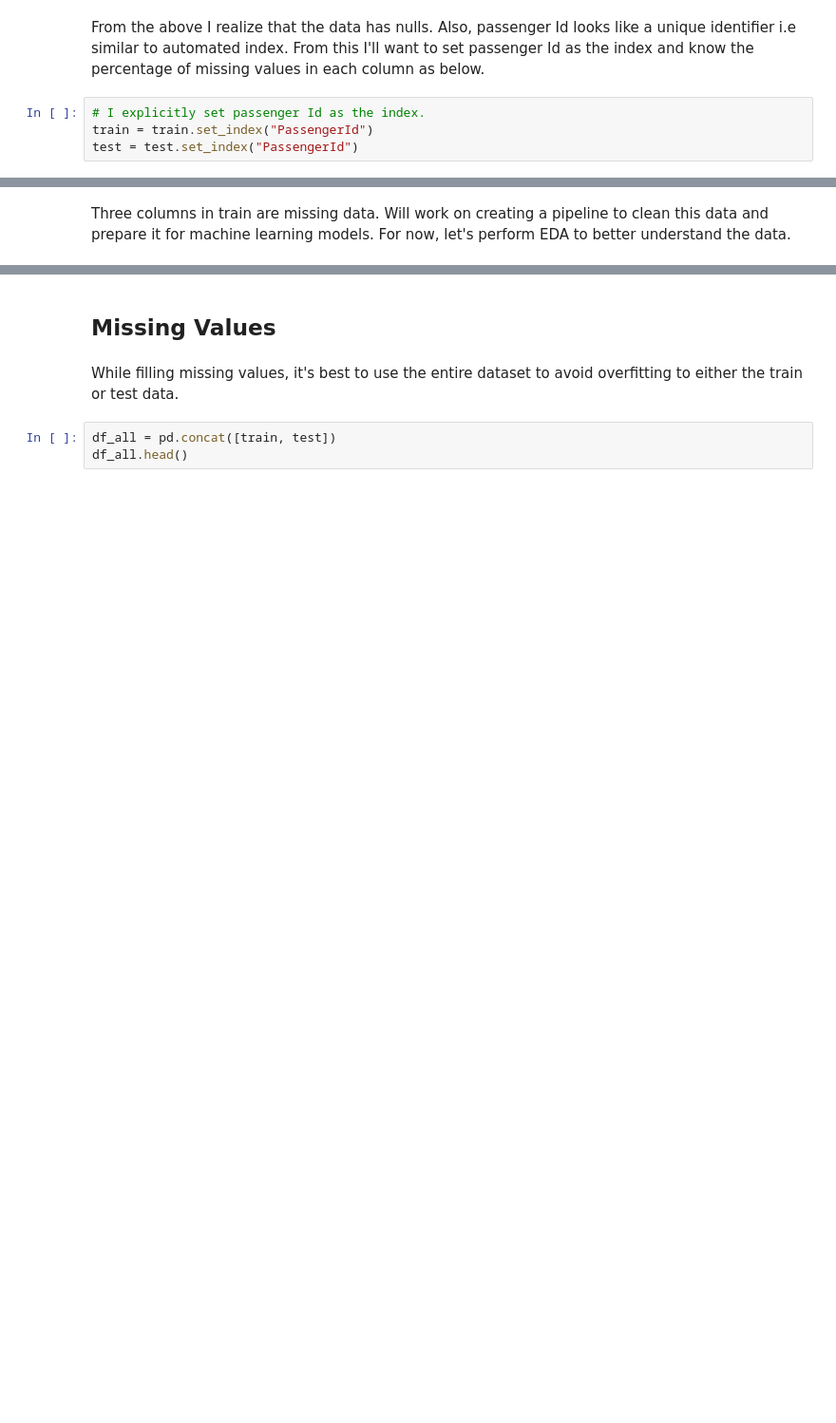
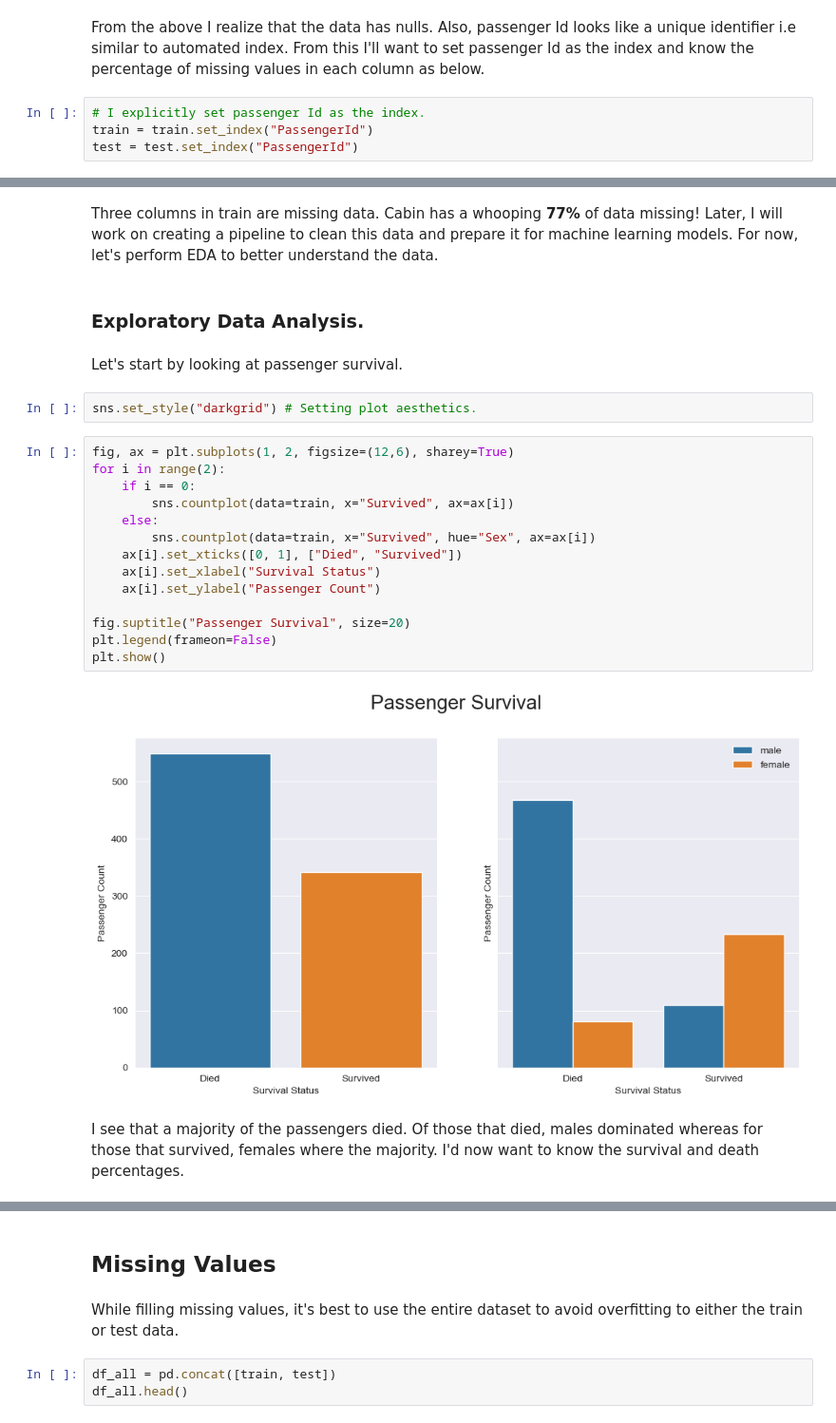
Before and after one commit to kamau96/Data_Science_Android_Web_Development, a Jupyter notebook: Data_Science_Development/Python_Programming/Titanic/survivor_predictor.ipynb, the cells around one changed output, grey strips where cells are left out. Shown at 95% size. Cells and saved outputs as stored; diff of their text form; blank space fills up the shorter version.

Commit message:
survival rates

```diff
--- a/Data_Science_Development/Python_Programming/Titanic/survivor_predictor.ipynb
+++ b/Data_Science_Development/Python_Programming/Titanic/survivor_predictor.ipynb
@@ -93,4 +93,28 @@ Column Fare has 0.0% of the data missing.
 Column Cabin has 77.1% of the data missing.
 Column Embarked has 0.2% of the data missing.
 # %% [markdown]
-Three columns in train are missing data. Will work on creating a pipeline to clean this data and prepare it for machine learning models. For now, let's perform EDA to better understand the data.
+Three columns in train are missing data. Cabin has a whooping **77%** of data missing! Later, I will work on creating a pipeline to clean this data and prepare it for machine learning models. For now, let's perform EDA to better understand the data.
+# %% [markdown]
+### Exploratory Data Analysis.
+# %% [markdown]
+Let's start by looking at passenger survival.
+# %%
+sns.set_style("darkgrid") # Setting plot aesthetics.
+# %%
+fig, ax = plt.subplots(1, 2, figsize=(12,6), sharey=True)
+for i in range(2):
+    if i == 0:
+        sns.countplot(data=train, x="Survived", ax=ax[i])
+    else:
+        sns.countplot(data=train, x="Survived", hue="Sex", ax=ax[i])
+    ax[i].set_xticks([0, 1], ["Died", "Survived"])
+    ax[i].set_xlabel("Survival Status")
+    ax[i].set_ylabel("Passenger Count")
+
+fig.suptitle("Passenger Survival", size=20)
+plt.legend(frameon=False)
+plt.show()
+# %% [output]
+[figure, added]
+# %% [markdown]
+I see that a majority of the passengers died. Of those that died, males dominated whereas for those that survived, females where the majority. I'd now want to know the survival and death percentages.
```
Also changed, not shown: parts of 3 cells of this notebook.
